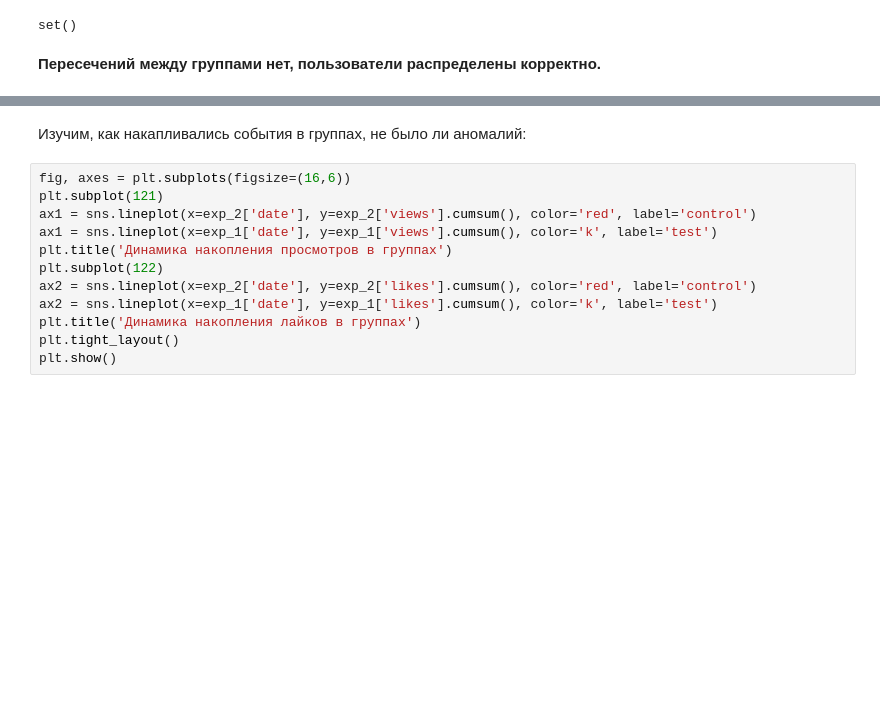
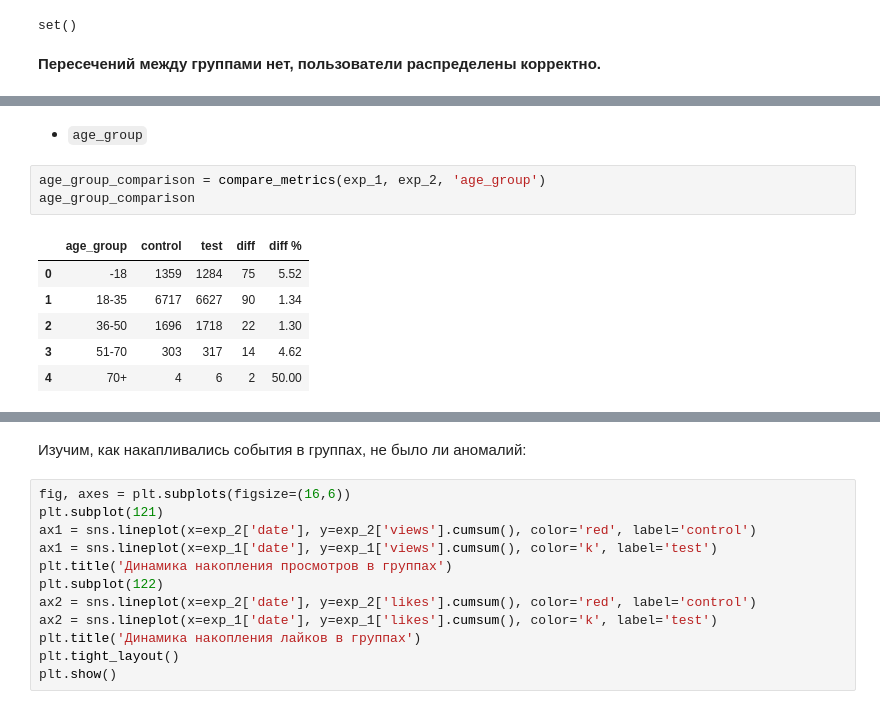
Before and after one commit to mvsmv/anarmovsumov, a Jupyter notebook: ab_tests/ab_test__ctr.ipynb, the cells around one changed output, grey strips where cells are left out. Cells and saved outputs as stored; diff of their text form; blank space fills up the shorter version.

```diff
--- a/ab_tests/ab_test__ctr.ipynb
+++ b/ab_tests/ab_test__ctr.ipynb
@@ -146,0 +238,12 @@ set()
+# %% [markdown]
+- `age_group`
+# %%
+age_group_comparison = compare_metrics(exp_1, exp_2, 'age_group')
+age_group_comparison
+# %% [output]
+|  | age_group | control | test | diff | diff % |
+| 0 | -18 | 1359 | 1284 | 75 | 5.52 |
+| 1 | 18-35 | 6717 | 6627 | 90 | 1.34 |
+| 2 | 36-50 | 1696 | 1718 | 22 | 1.30 |
+| 3 | 51-70 | 303 | 317 | 14 | 4.62 |
+| 4 | 70+ | 4 | 6 | 2 | 50.00 |
```
Also changed, not shown: parts of 52 cells of this notebook.
